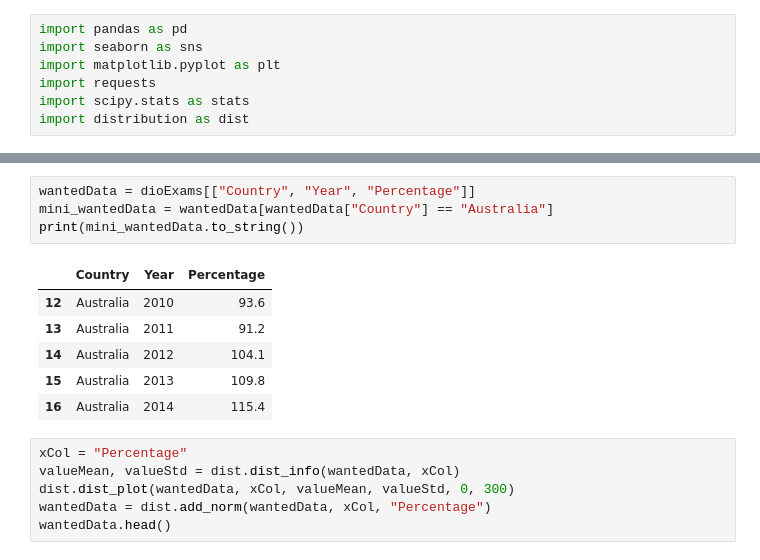
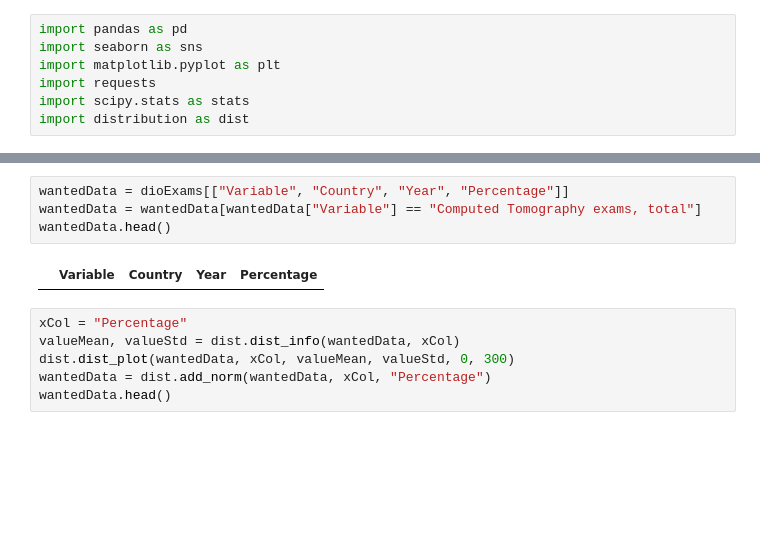
Before and after one commit to mko02/BeastCancer, a Jupyter notebook: diagnosticExamsAnalysis.ipynb, the cells around one changed output, grey strips where cells are left out. Drawn from its saved outputs; the diff is of its cells as text; blank space fills up the shorter version.

```diff
--- a/diagnosticExamsAnalysis.ipynb
+++ b/diagnosticExamsAnalysis.ipynb
@@ -26,16 +26,11 @@ dioExams.head()
 | 15 | DGTSCTEX | Computed Tomography exams, total | RTOINPNB | Per 1 000 population | AUS | Australia | 2013 | 2013 | 109.8 | D | ... |
 | 16 | DGTSCTEX | Computed Tomography exams, total | RTOINPNB | Per 1 000 population | AUS | Australia | 2014 | 2014 | 115.4 | D | ... |
 # %%
-wantedData = dioExams[["Country", "Year", "Percentage"]]
-mini_wantedData = wantedData[wantedData["Country"] == "Australia"]
-print(mini_wantedData.to_string())
+wantedData = dioExams[["Variable", "Country", "Year", "Percentage"]]
+wantedData = wantedData[wantedData["Variable"] == "Computed Tomography exams, total"]
+wantedData.head()
 # %% [output]
-|  | Country | Year | Percentage |
-| 12 | Australia | 2010 | 93.6 |
-| 13 | Australia | 2011 | 91.2 |
-| 14 | Australia | 2012 | 104.1 |
-| 15 | Australia | 2013 | 109.8 |
-| 16 | Australia | 2014 | 115.4 |
+|  | Variable | Country | Year | Percentage |
 # %%
 xCol = "Percentage"
 valueMean, valueStd = dist.dist_info(wantedData, xCol)
```
Also changed, not shown: 4 other files.
